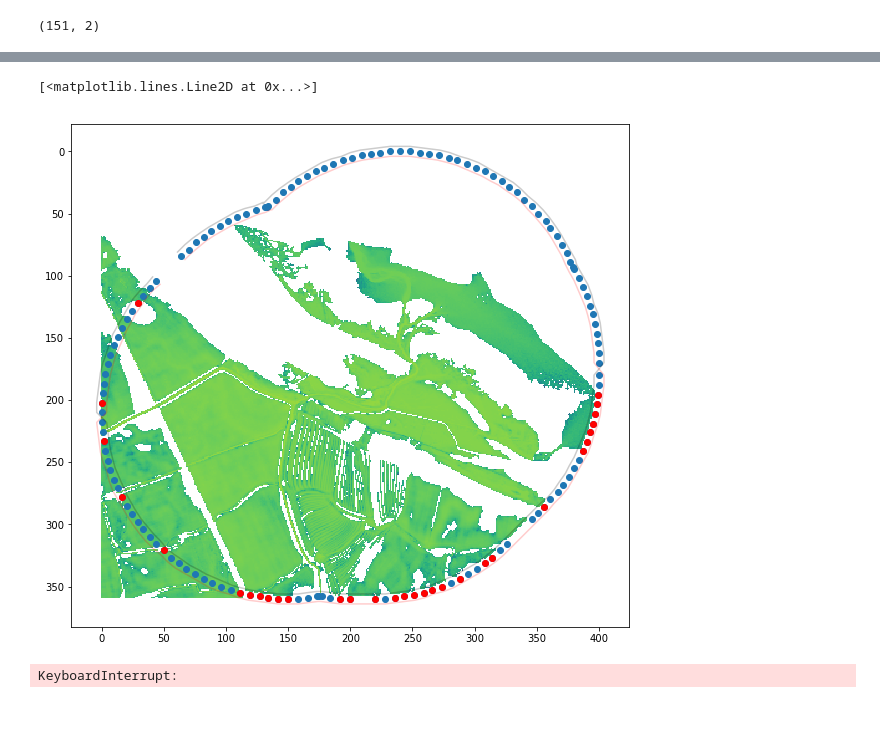
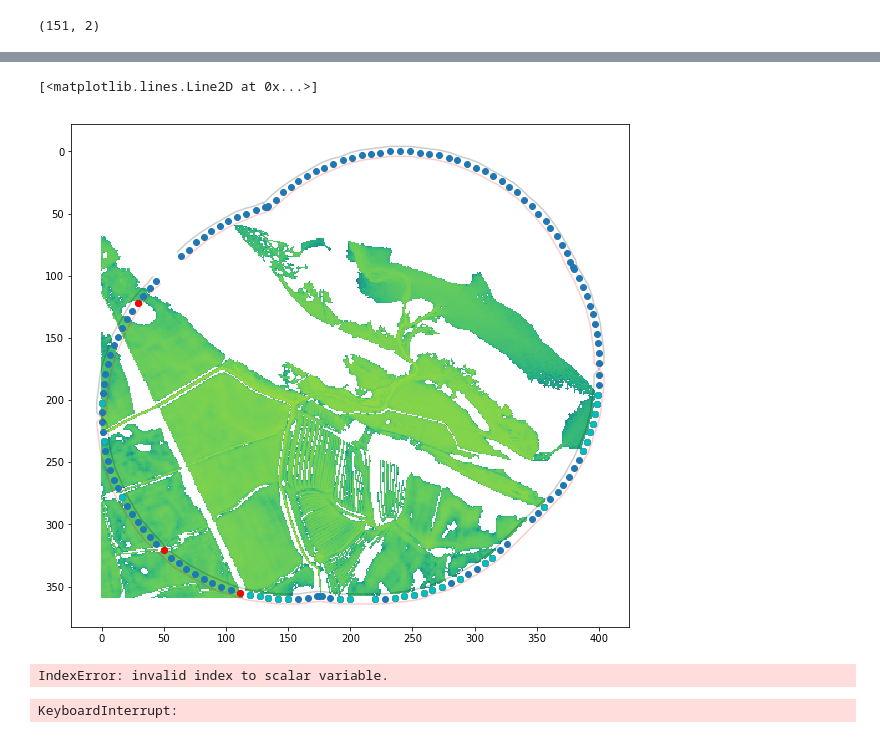
Before and after one commit to pdh21/Ambiental_C1, a Jupyter notebook: Data_Analysis.ipynb, the cells around one changed output, grey strips where cells are left out. Saved outputs shown, nothing was run; the diff lists cells and outputs as text; code cells hidden in the pictures.

```diff
--- a/Data_Analysis.ipynb
+++ b/Data_Analysis.ipynb
@@ -170,8 +162,10 @@ print(xpix)
 # %%
+import pylab as plt
+%matplotlib inline
 plt.figure(figsize=(50,50))
-xmin=find_nearest(xpix,np.min(sh_points[:,0]))
-xmax=find_nearest(xpix,np.max(sh_points[:,0]))
-ymin=find_nearest(ypix,np.min(sh_points[:,1]))
-ymax=find_nearest(ypix,np.max(sh_points[:,1]))
+xmin=find_nearest(xpix,np.array([np.min(sh_points[:,0])]))[0]
+xmax=find_nearest(xpix,np.array([np.max(sh_points[:,0])]))[0]
+ymin=find_nearest(ypix,np.array([np.min(sh_points[:,1])]))[0]
+ymax=find_nearest(ypix,np.array([np.max(sh_points[:,1])]))[0]
 plt.imshow(np.log10(arr[ymax:ymin,xmin:xmax]),vmin=np.log10(band.GetMinimum()), vmax=np.log10(band.GetMaximum()), cmap='viridis')
 # %% [output]
@@ -179,7 +174,12 @@ plt.imshow(np.log10(arr[ymax:ymin,xmin:xmax]),vmin=np.log10(band.GetMinimum()),
 [figure]
 # %%
+def find_nearest(array, value):
+    ''' Find nearest value is an array '''
+    idx = (np.abs(array-value)).argmin()
+    return idx
+
 # loop over shape points
-val=np.empty((9,sh_points.shape[0]-1))
+val=np.empty((10,sh_points.shape[0]-1))
 for i in range(0,sh_points.shape[0]-1):
     #get vals on boundary of shapefile
     x=find_nearest(xpix,sh_points[i,0])
@@ -209,21 +209,24 @@ for i in range(0,sh_points.shape[0]-1):
         val[6,i]=arr[y,x]
         val[7,i]=x
         val[8,i]=y
+        val[9,i]=(val[6,i]-val[3,i])/dx
 # %%
 plt.figure(figsize=(10,10))
 plt.imshow(np.log10(arr[ymax:ymin,xmin:xmax]),vmin=np.log10(band.GetMinimum()), vmax=np.log10(band.GetMaximum()), cmap='viridis')
 ind=val[0,:]<100
 #ind=[0,1]
 plt.plot(val[1,ind]-xmin,val[2,ind]-ymax, 'o')
 plt.plot(val[4,ind]-xmin,val[5,ind]-ymax, 'r-', alpha=0.2)
 plt.plot(val[7,ind]-xmin,val[8,ind]-ymax, 'k-', alpha=0.2)
 #plt.xlim(7320.-xmin,  7340.-xmin)
 #plt.ylim(16440.-ymax,  16420.-ymax)
 ind=np.abs(val[3,:]-val[6,:])>100
 plt.plot(val[1,ind]-xmin,val[2,ind]-ymax, 'ro')
+ind=val[9,:]<-100
+plt.plot(val[1,ind]-xmin,val[2,ind]-ymax, 'co')
 # %% [output]
 [<matplotlib.lines.Line2D at 0x...>]
-[figure, old version]
+[figure, new version]
 # %%
 from scipy import interpolate
 # loop over shape points
@@ -292,6 +295,8 @@ for i in range(0,sh_points.shape[0]-1):
 
         inner.append([arr[y,x],x_in,y_in,angle])
         outer.append([arr[y,x],x_out,y_out,angle])
+# %% [output]
+IndexError: invalid index to scalar variable.
 # %%
 from scipy import interpolate
 # loop over shape points
```
Also changed, not shown: parts of 4 cells of this notebook, 2 other files.
